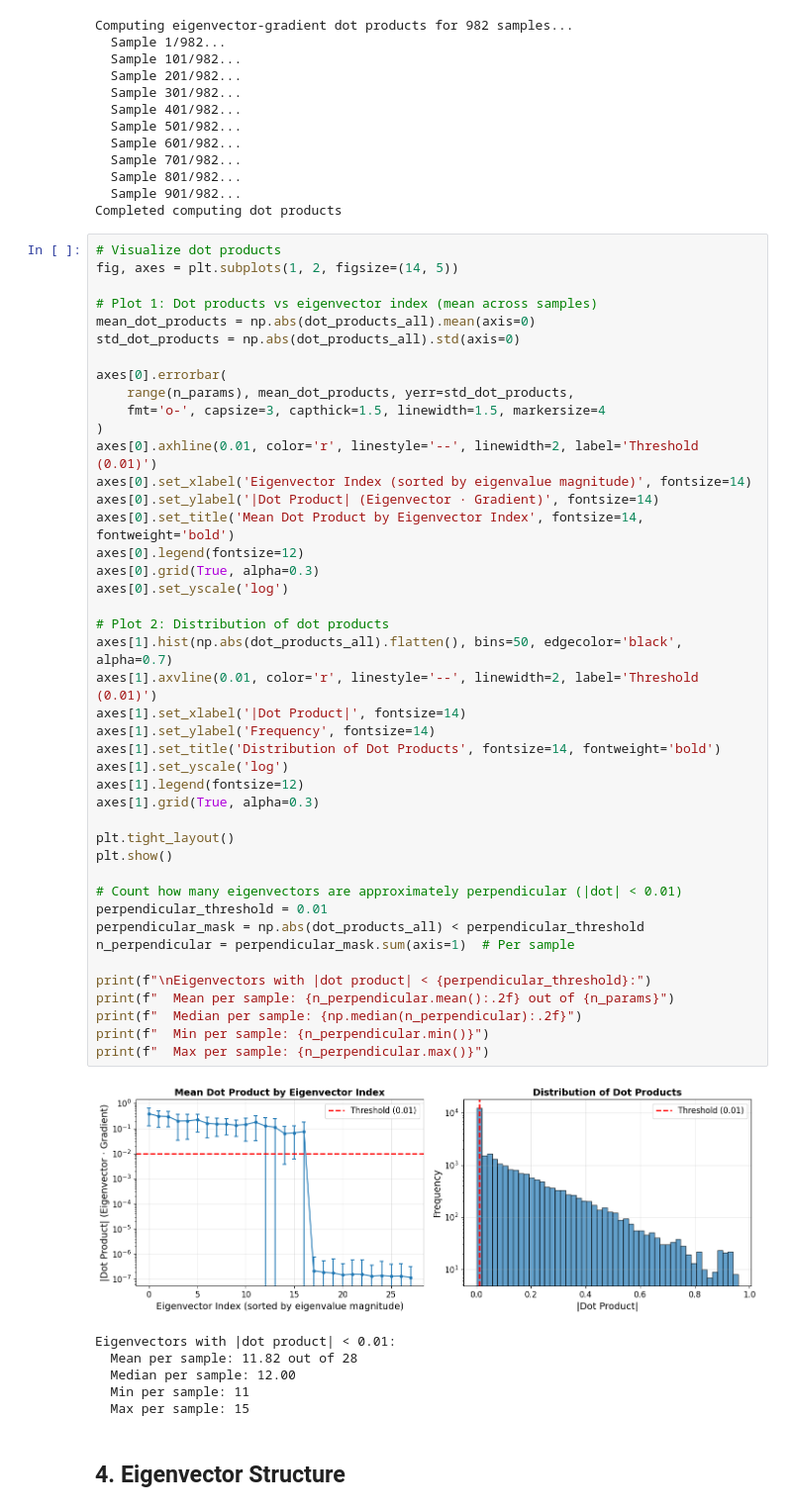
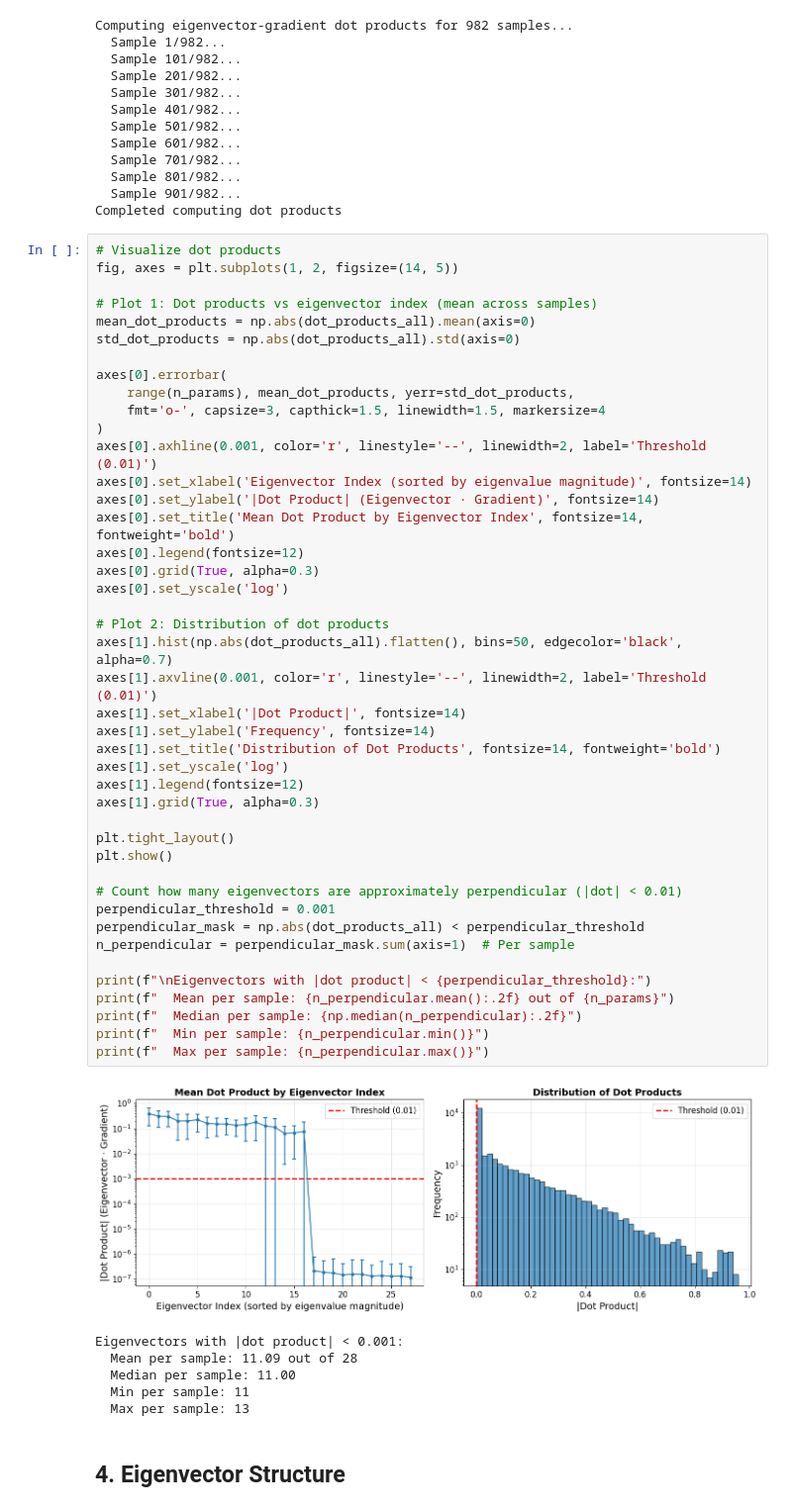
Before and after one commit to hizakim/4th_yr_project, a Jupyter notebook: TMR_after_2.ipynb, the cells around one changed output. Shown at 99% size. Drawn from its saved outputs; the diff is of its cells as text.

```diff
--- a/TMR_after_2.ipynb
+++ b/TMR_after_2.ipynb
@@ -293,44 +293,44 @@ axes[0].errorbar(
     range(n_params), mean_dot_products, yerr=std_dot_products,
     fmt='o-', capsize=3, capthick=1.5, linewidth=1.5, markersize=4
 )
-axes[0].axhline(0.01, color='r', linestyle='--', linewidth=2, label='Threshold (0.01)')
+axes[0].axhline(0.001, color='r', linestyle='--', linewidth=2, label='Threshold (0.01)')
 axes[0].set_xlabel('Eigenvector Index (sorted by eigenvalue magnitude)', fontsize=14)
 axes[0].set_ylabel('|Dot Product| (Eigenvector · Gradient)', fontsize=14)
 axes[0].set_title('Mean Dot Product by Eigenvector Index', fontsize=14, fontweight='bold')
 axes[0].legend(fontsize=12)
 axes[0].grid(True, alpha=0.3)
 axes[0].set_yscale('log')
 
 # Plot 2: Distribution of dot products
 axes[1].hist(np.abs(dot_products_all).flatten(), bins=50, edgecolor='black', alpha=0.7)
-axes[1].axvline(0.01, color='r', linestyle='--', linewidth=2, label='Threshold (0.01)')
+axes[1].axvline(0.001, color='r', linestyle='--', linewidth=2, label='Threshold (0.01)')
 axes[1].set_xlabel('|Dot Product|', fontsize=14)
 axes[1].set_ylabel('Frequency', fontsize=14)
 axes[1].set_title('Distribution of Dot Products', fontsize=14, fontweight='bold')
 axes[1].set_yscale('log')
 axes[1].legend(fontsize=12)
 axes[1].grid(True, alpha=0.3)
 
 plt.tight_layout()
 plt.show()
 
 # Count how many eigenvectors are approximately perpendicular (|dot| < 0.01)
-perpendicular_threshold = 0.01
+perpendicular_threshold = 0.001
 perpendicular_mask = np.abs(dot_products_all) < perpendicular_threshold
 n_perpendicular = perpendicular_mask.sum(axis=1)  # Per sample
 
 print(f"\nEigenvectors with |dot product| < {perpendicular_threshold}:")
 print(f"  Mean per sample: {n_perpendicular.mean():.2f} out of {n_params}")
 print(f"  Median per sample: {np.median(n_perpendicular):.2f}")
 print(f"  Min per sample: {n_perpendicular.min()}")
 print(f"  Max per sample: {n_perpendicular.max()}")
 # %% [output]
-[figure, old version]
+[figure, new version]
-Eigenvectors with |dot product| < 0.01:
-  Mean per sample: 11.82 out of 28
-  Median per sample: 12.00
+Eigenvectors with |dot product| < 0.001:
+  Mean per sample: 11.09 out of 28
+  Median per sample: 11.00
   Min per sample: 11
-  Max per sample: 15
+  Max per sample: 13
 # %% [markdown]
 ## 4. Eigenvector Structure
 # %% [markdown]
```
Also changed, not shown: parts of 10 cells of this notebook.
